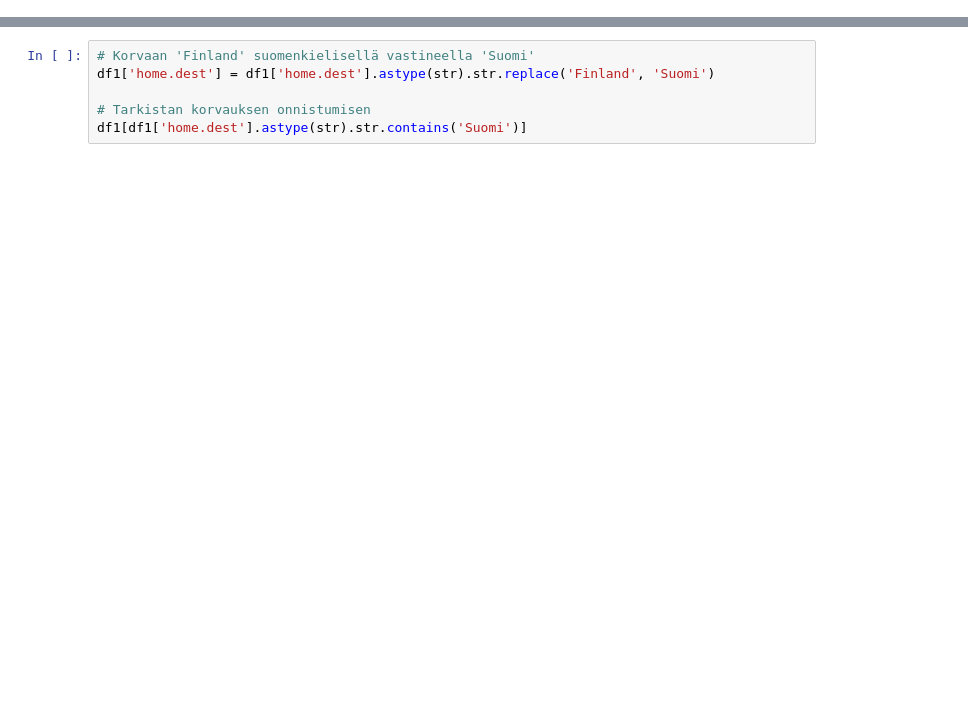
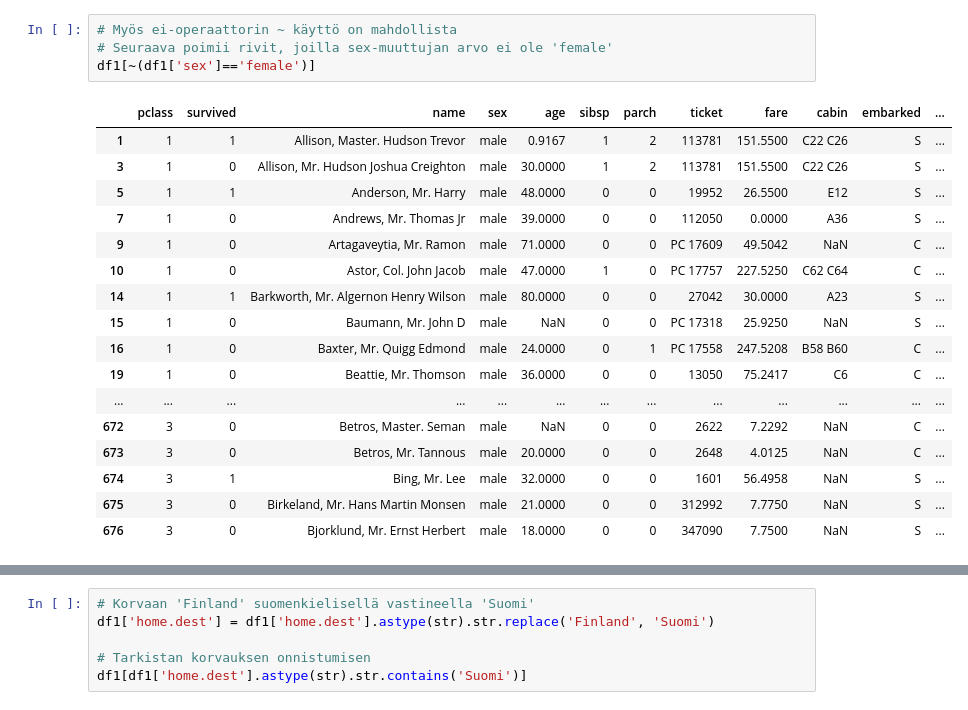
Before and after one commit to taanila/data, a Jupyter notebook: suodata.ipynb, the cells around one changed output, grey strips where cells are left out. Saved outputs shown, nothing was run; the diff lists cells and outputs as text; blank space fills up the shorter version.

```diff
--- a/suodata.ipynb
+++ b/suodata.ipynb
@@ -165 +213,23 @@ Merkkijonojen suodattaminen on hieman konstikkaampaa:
+# %%
+# Myös ei-operaattorin ~ käyttö on mahdollista
+# Seuraava poimii rivit, joilla sex-muuttujan arvo ei ole 'female'
+df1[~(df1['sex']=='female')]
+# %% [output]
+|  | pclass | survived | name | sex | age | sibsp | parch | ticket | fare | cabin | embarked | ... |
+| 1 | 1 | 1 | Allison, Master. Hudson Trevor | male | 0.9167 | 1 | 2 | 113781 | 151.5500 | C22 C26 | S | ... |
+| 3 | 1 | 0 | Allison, Mr. Hudson Joshua Creighton | male | 30.0000 | 1 | 2 | 113781 | 151.5500 | C22 C26 | S | ... |
+| 5 | 1 | 1 | Anderson, Mr. Harry | male | 48.0000 | 0 | 0 | 19952 | 26.5500 | E12 | S | ... |
+| 7 | 1 | 0 | Andrews, Mr. Thomas Jr | male | 39.0000 | 0 | 0 | 112050 | 0.0000 | A36 | S | ... |
+| 9 | 1 | 0 | Artagaveytia, Mr. Ramon | male | 71.0000 | 0 | 0 | PC 17609 | 49.5042 | NaN | C | ... |
+| 10 | 1 | 0 | Astor, Col. John Jacob | male | 47.0000 | 1 | 0 | PC 17757 | 227.5250 | C62 C64 | C | ... |
+| 14 | 1 | 1 | Barkworth, Mr. Algernon Henry Wilson | male | 80.0000 | 0 | 0 | 27042 | 30.0000 | A23 | S | ... |
+| 15 | 1 | 0 | Baumann, Mr. John D | male | NaN | 0 | 0 | PC 17318 | 25.9250 | NaN | S | ... |
+| 16 | 1 | 0 | Baxter, Mr. Quigg Edmond | male | 24.0000 | 0 | 1 | PC 17558 | 247.5208 | B58 B60 | C | ... |
+| 19 | 1 | 0 | Beattie, Mr. Thomson | male | 36.0000 | 0 | 0 | 13050 | 75.2417 | C6 | C | ... |
+| ... | ... | ... | ... | ... | ... | ... | ... | ... | ... | ... | ... | ... |
+| 672 | 3 | 0 | Betros, Master. Seman | male | NaN | 0 | 0 | 2622 | 7.2292 | NaN | C | ... |
+| 673 | 3 | 0 | Betros, Mr. Tannous | male | 20.0000 | 0 | 0 | 2648 | 4.0125 | NaN | C | ... |
+| 674 | 3 | 1 | Bing, Mr. Lee | male | 32.0000 | 0 | 0 | 1601 | 56.4958 | NaN | S | ... |
+| 675 | 3 | 0 | Birkeland, Mr. Hans Martin Monsen | male | 21.0000 | 0 | 0 | 312992 | 7.7750 | NaN | S | ... |
+| 676 | 3 | 0 | Bjorklund, Mr. Ernst Herbert | male | 18.0000 | 0 | 0 | 347090 | 7.7500 | NaN | S | ... |
 # %%
```
Also changed, not shown: parts of 19 cells of this notebook.
